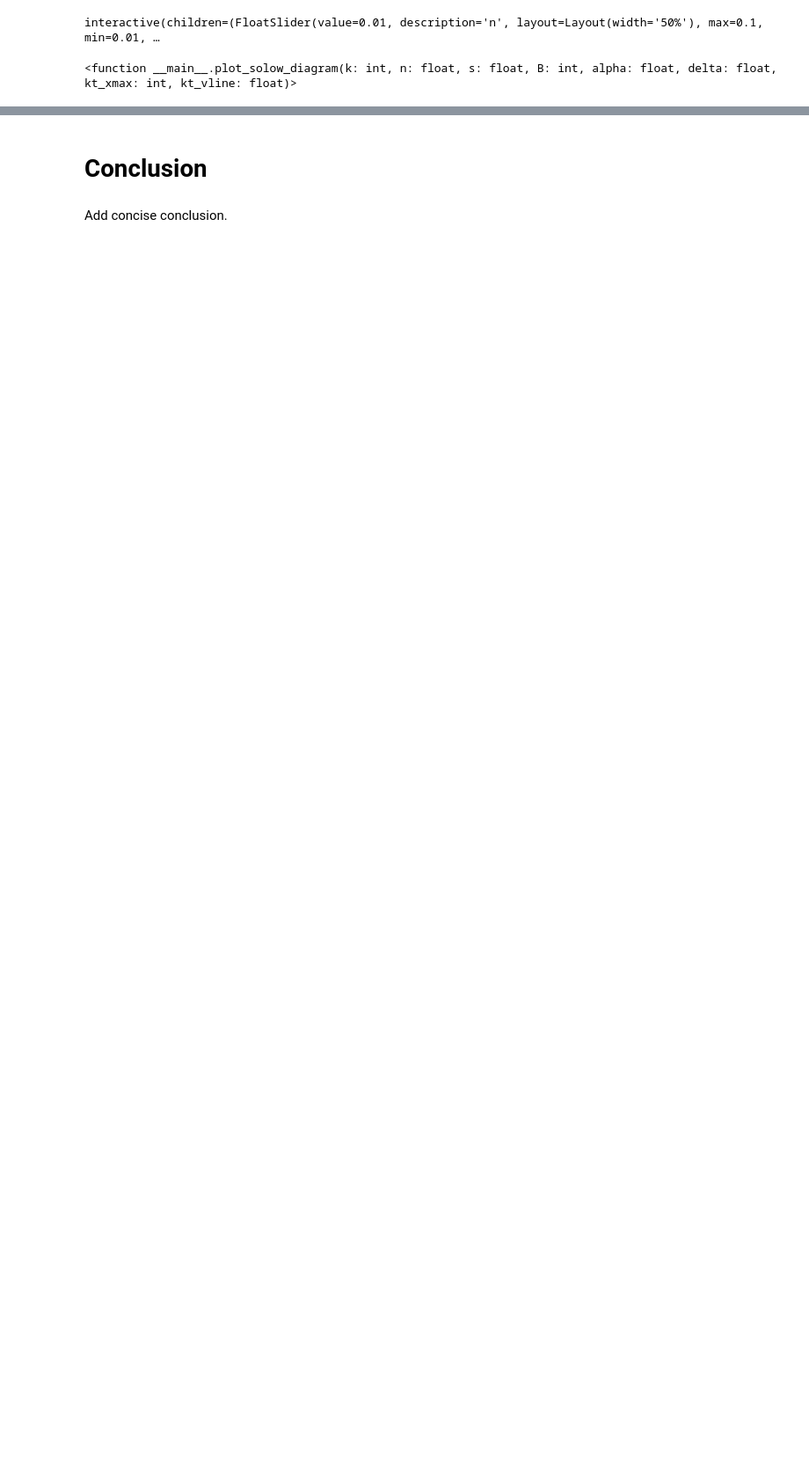
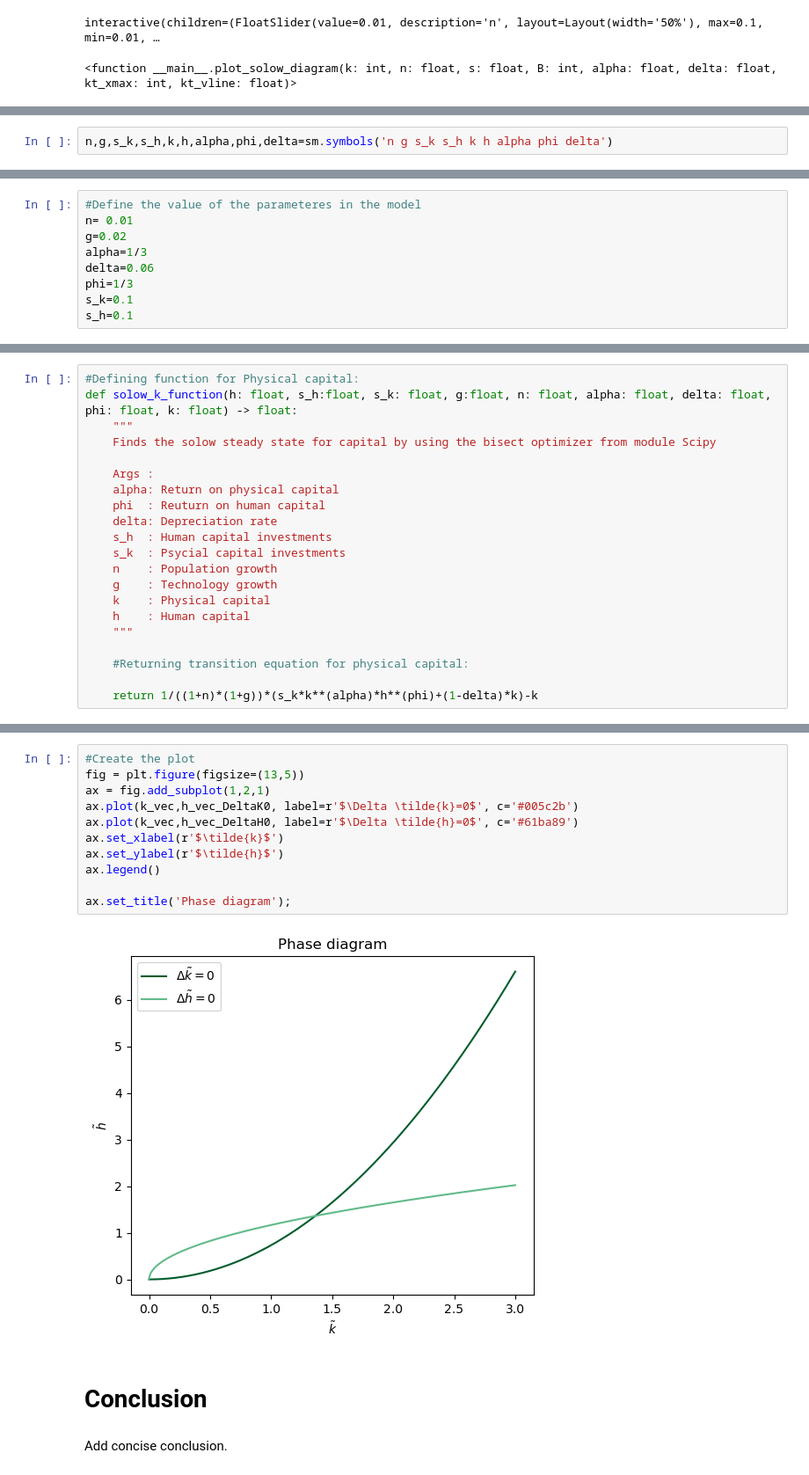
Before and after one commit to NumEconCopenhagen/projects-2023-rikke-og-emma, a Jupyter notebook: modelproject/modelproject.ipynb, the cells around one changed output, grey strips where cells are left out. Shown at 88% size. Cells and saved outputs as stored; diff of their text form; blank space fills up the shorter version.

Commit message:
solow med human

```diff
--- a/modelproject/modelproject.ipynb
+++ b/modelproject/modelproject.ipynb
@@ -229,0 +228,2 @@ Try to make an extension of the model.
+# %%
+n,g,s_k,s_h,k,h,alpha,phi,delta=sm.symbols('n g s_k s_h k h alpha phi delta')
@@ -229,0 +259,9 @@ Try to make an extension of the model.
+# %%
+#Define the value of the parameteres in the model
+n= 0.01
+g=0.02
+alpha=1/3
+delta=0.06
+phi=1/3
+s_k=0.1
+s_h=0.1
@@ -229,0 +289,21 @@ Try to make an extension of the model.
+# %%
+#Defining function for Physical capital:
+def solow_k_function(h: float, s_h:float, s_k: float, g:float, n: float, alpha: float, delta: float, phi: float, k: float) -> float:
+    """
+    Finds the solow steady state for capital by using the bisect optimizer from module Scipy
+
+    Args :
+    alpha: Return on physical capital
+    phi  : Reuturn on human capital
+    delta: Depreciation rate
+    s_h  : Human capital investments
+    s_k  : Psycial capital investments
+    n    : Population growth
+    g    : Technology growth
+    k    : Physical capital
+    h    : Human capital
+    """
+
+    #Returning transition equation for physical capital:
+
+    return 1/((1+n)*(1+g))*(s_k*k**(alpha)*h**(phi)+(1-delta)*k)-k
@@ -230,3 +375,16 @@ Try to make an extension of the model.
+# %%
+#Create the plot
+fig = plt.figure(figsize=(13,5))
+ax = fig.add_subplot(1,2,1)
+ax.plot(k_vec,h_vec_DeltaK0, label=r'$\Delta \tilde{k}=0$', c='#005c2b')
+ax.plot(k_vec,h_vec_DeltaH0, label=r'$\Delta \tilde{h}=0$', c='#61ba89')
+ax.set_xlabel(r'$\tilde{k}$')
+ax.set_ylabel(r'$\tilde{h}$')
+ax.legend()
+
+ax.set_title('Phase diagram');
+# %% [output]
+[figure, added]
 # %% [markdown]
 # Conclusion
 # %% [markdown]
```
Also changed, not shown: parts of 15 cells of this notebook.
